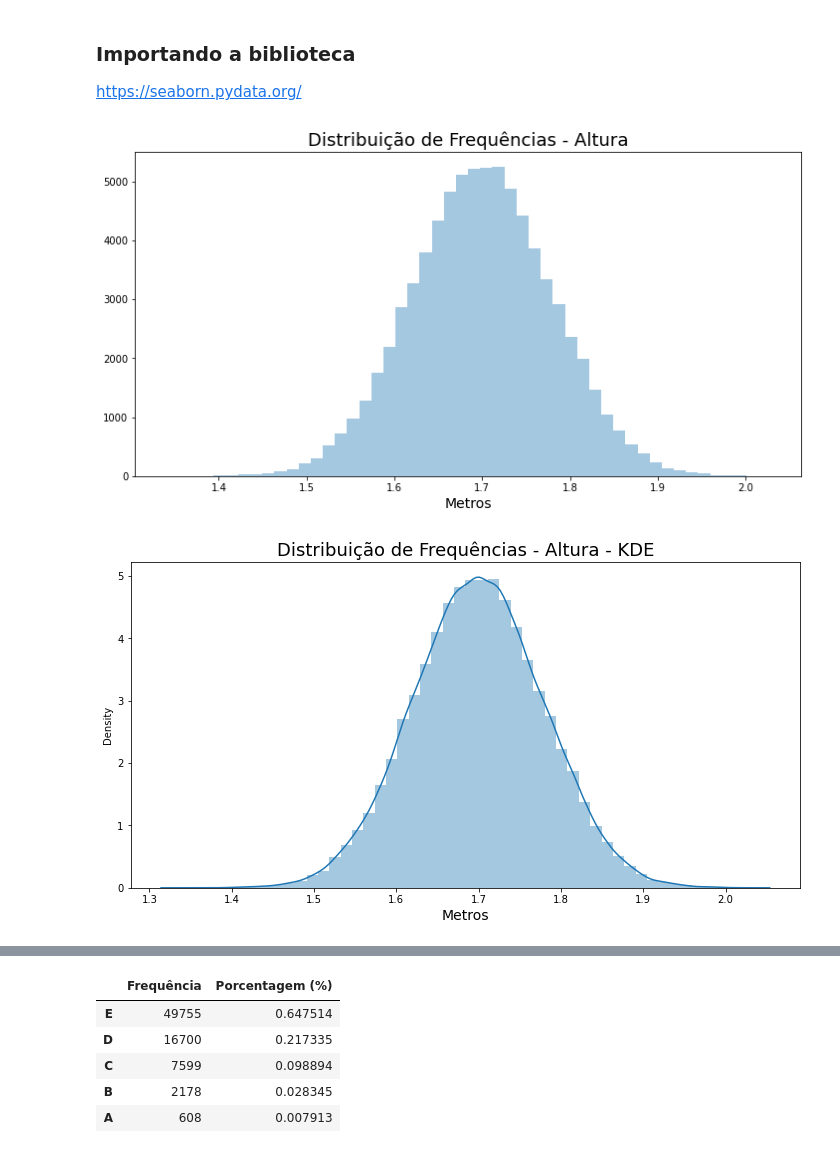
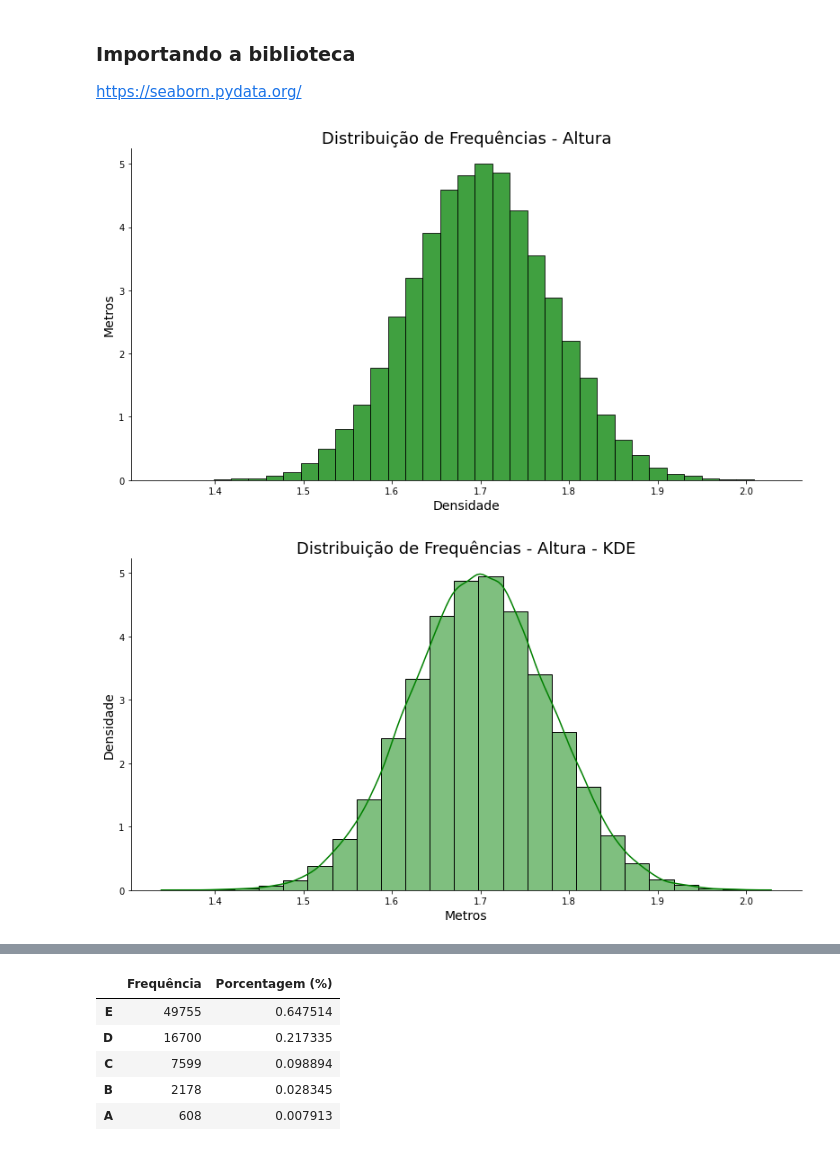
Before and after one commit to JulianoMata/curso_alura_estatistica_python, a Jupyter notebook: Curso_de_Estatística_Parte_1.ipynb, the cells around one changed output, grey strips where cells are left out. Drawn from its saved outputs; the diff is of its cells as text; code cells hidden in the pictures.

```diff
--- a/Curso_de_Estatística_Parte_1.ipynb
+++ b/Curso_de_Estatística_Parte_1.ipynb
@@ -563,20 +563,31 @@ O <b>HISTOGRAMA</b> é a representação gráfica de uma distribuição de frequ
 
 https://seaborn.pydata.org/
 # %%
-ax = sns.distplot(dados['Altura'], kde = False)
-
-ax.figure.set_size_inches(12, 6)
-ax.set_title('Distribuição de Frequências - Altura', fontsize = 18)
-ax.set_xlabel('Metros', fontsize = 14)
+grid = sns.displot(dados['Altura'],
+                 bins = 35,
+                 color = 'green',
+                 stat='density',
+                 kde = False,)
+ax = grid.ax
+ax.figure.set_size_inches(12,6)
+ax.set_title('Distribuição de Frequências - Altura', fontsize=18)
+ax.set_ylabel('Metros', fontsize=14)
+ax.set_xlabel('Densidade', fontsize=14)
 plt.show()
 # %% [output]
-[figure, old version]
+[figure, new version]
 # %%
-ax = sns.distplot(dados['Altura'])
-ax.figure.set_size_inches(12, 6)
+grid = sns.displot(dados['Altura'],
+                 bins = 25,
+                 color = 'green',
+                 stat='density',
+                 kde = True,)
+ax = grid.ax
+ax.figure.set_size_inches(12,6)
 ax.set_title('Distribuição de Frequências - Altura - KDE', fontsize = 18)
 ax.set_xlabel('Metros', fontsize = 14)
+ax.set_ylabel('Densidade', fontsize = 14)
 plt.show()
 # %% [output]
-[figure, old version]
+[figure, new version]
 # %%
```
Also changed, not shown: parts of 10 cells of this notebook.
